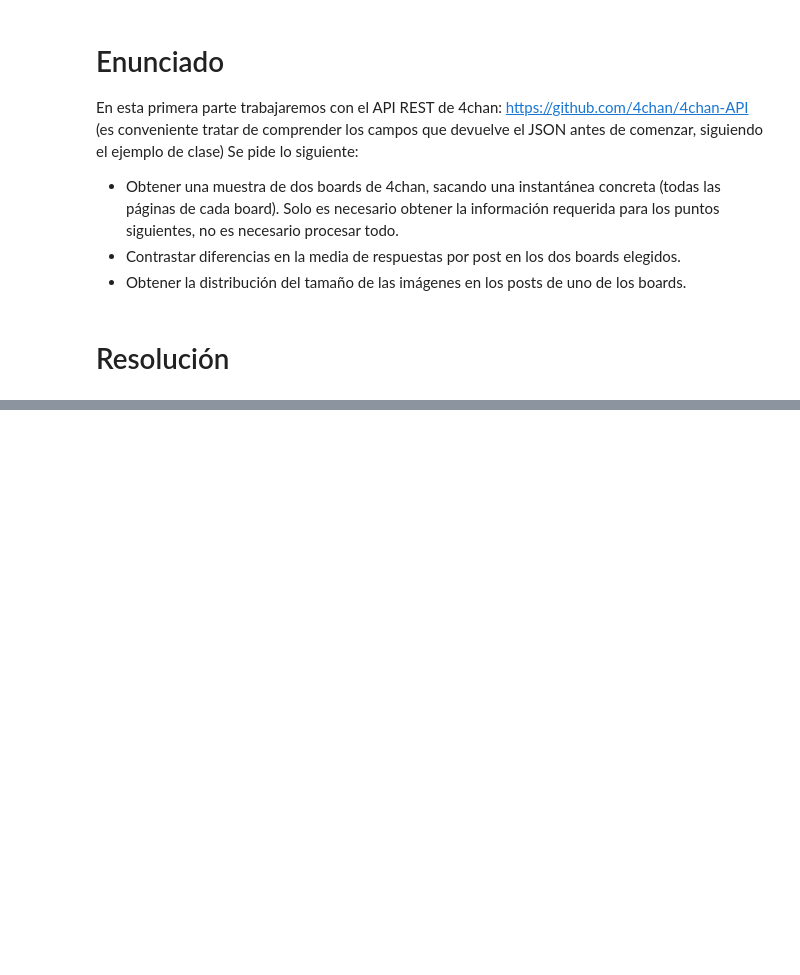
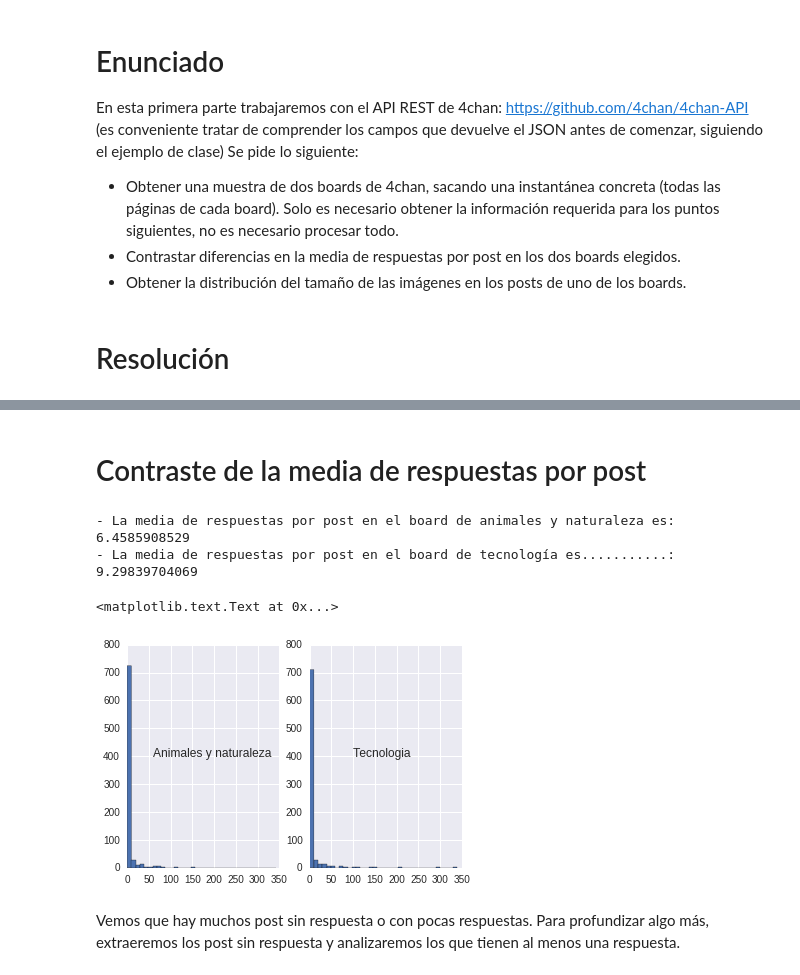
Before and after one commit to juangarciaciff/PythonEjercicios, a Jupyter notebook: PEC2/Entrega2Parte1.ipynb, the cells around one changed output, grey strips where cells are left out. Cells and saved outputs as stored; diff of their text form; code cells hidden in the pictures; blank space fills up the shorter version.

```diff
--- a/PEC2/Entrega2Parte1.ipynb
+++ b/PEC2/Entrega2Parte1.ipynb
@@ -16,0 +32,20 @@ Se pide lo siguiente:
+# %%
+# Descargamos de internet la url que propone la página web del API, en formato JSON
+query = rq.get('https://a.4cdn.org/boards.json')
+
+# Parseamos el JSON
+boards = json.loads(query.text)
+
+# Creamos un dataframe con los datos descargados y parseados
+df = pd.DataFrame(columns=["title", "meta_description", "pages"])
+for board in boards["boards"]:
+    title = board["title"]
+    metadesc = board["meta_description"]
+    page = int(board["pages"])
+    df.loc[board["board"]] = [title, metadesc,  page]
+
+# Mostramos información del dataframe
+print '\n*** Lista de boards:', df["title"].unique()
+print '\n*** Dimensiones del data frame:', df.shape
+print '\n*** Muestra del data frame:'
+df.head()
@@ -16,0 +128,4 @@ Se pide lo siguiente:
+# %%
+# Seleccionaremos los board de tecnología (g - Technology) y animales y naturaleza (an - Animals & Nature)
+board_tec = df.loc['g']
+board_nat = df.loc['an']
@@ -16,0 +134,3 @@ Se pide lo siguiente:
+# %%
+# Descargamos las páginas del board de animales y naturaleza
+df_nat = downloadBoardPages(board_nat, 'an')
@@ -16,0 +167,3 @@ Se pide lo siguiente:
+# %%
+# Descargamos las páginas del board de tecnología
+df_tec = downloadBoardPages(board_tec, 'g')
@@ -16,0 +198,29 @@ Se pide lo siguiente:
+# %% [markdown]
+# Contraste de la media de respuestas por post
+# %%
+# Obtenemos las medias de respuestas por post de cada board
+df_nat_mean = df_nat['replies'].mean()
+df_tec_mean = df_tec['replies'].mean()
+print '- La media de respuestas por post en el board de animales y naturaleza es:', df_nat_mean
+print '- La media de respuestas por post en el board de tecnología es...........:', df_tec_mean
+# %% [output]
+- La media de respuestas por post en el board de animales y naturaleza es: 6.4585908529
+- La media de respuestas por post en el board de tecnología es...........: 9.29839704069
+# %%
+# Mostramos un histograma de cada board con todos los post
+plt.figure(1)
+
+df_nat_rep = df_nat['replies']
+plt.subplot(121)
+plt.hist(df_nat_rep, bins=35)
+plt.text(60, 400, 'Animales y naturaleza', fontsize=12)
+
+df_tec_rep = df_tec['replies']
+plt.subplot(122)
+plt.hist(df_tec_rep, bins=35)
+plt.text(100, 400, 'Tecnologia',fontsize=12)
+# %% [output]
+<matplotlib.text.Text at 0x...>
+[figure, added]
+# %% [markdown]
+Vemos que hay muchos post sin respuesta o con pocas respuestas. Para profundizar algo más, extraeremos los post sin respuesta y analizaremos los que tienen al menos una respuesta.
```
Also changed, not shown: parts of 27 cells of this notebook.
